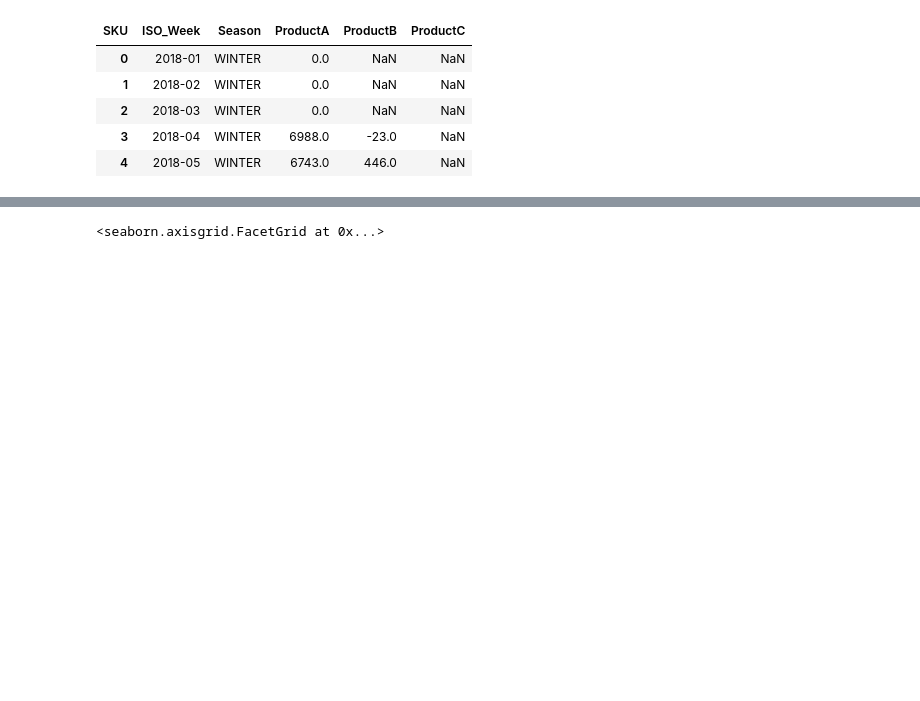
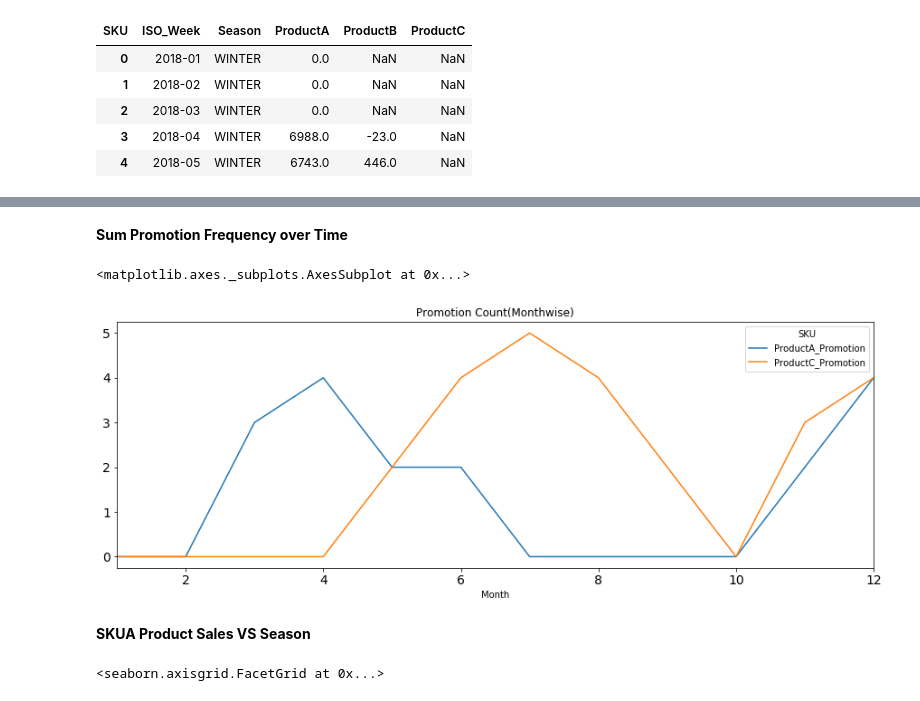
Before and after one commit to sauravjoshi/Timeseries-Forecasting, a Jupyter notebook: Case_Study_EY-Optimized.ipynb, the cells around one changed output, grey strips where cells are left out. Saved outputs shown, nothing was run; the diff lists cells and outputs as text; code cells hidden in the pictures; blank space fills up the shorter version.

```diff
--- a/Case_Study_EY-Optimized.ipynb
+++ b/Case_Study_EY-Optimized.ipynb
@@ -84,3 +150,13 @@ Index(['Season', 'ProductA', 'ProductA_Promotion', 'ProductB', 'ProductC',
+# %% [markdown]
+**Sum Promotion Frequency over Time**
+# %%
+temp = sales_pivot.groupby(['Month'])['ProductA_Promotion', 'ProductC_Promotion'].sum()
+temp.plot(figsize=(15,5), title= 'Promotion Count(Monthwise)', fontsize=14)
+# %% [output]
+<matplotlib.axes._subplots.AxesSubplot at 0x...>
+[figure, added]
+# %% [markdown]
+**SKUA Product Sales VS Season**
 # %%
 sns.catplot(x='Season', y='ProductA', hue='ProductA_Promotion', kind="bar", data=sales_pivot)
 # %% [output]
```
Also changed, not shown: parts of 50 cells of this notebook.
